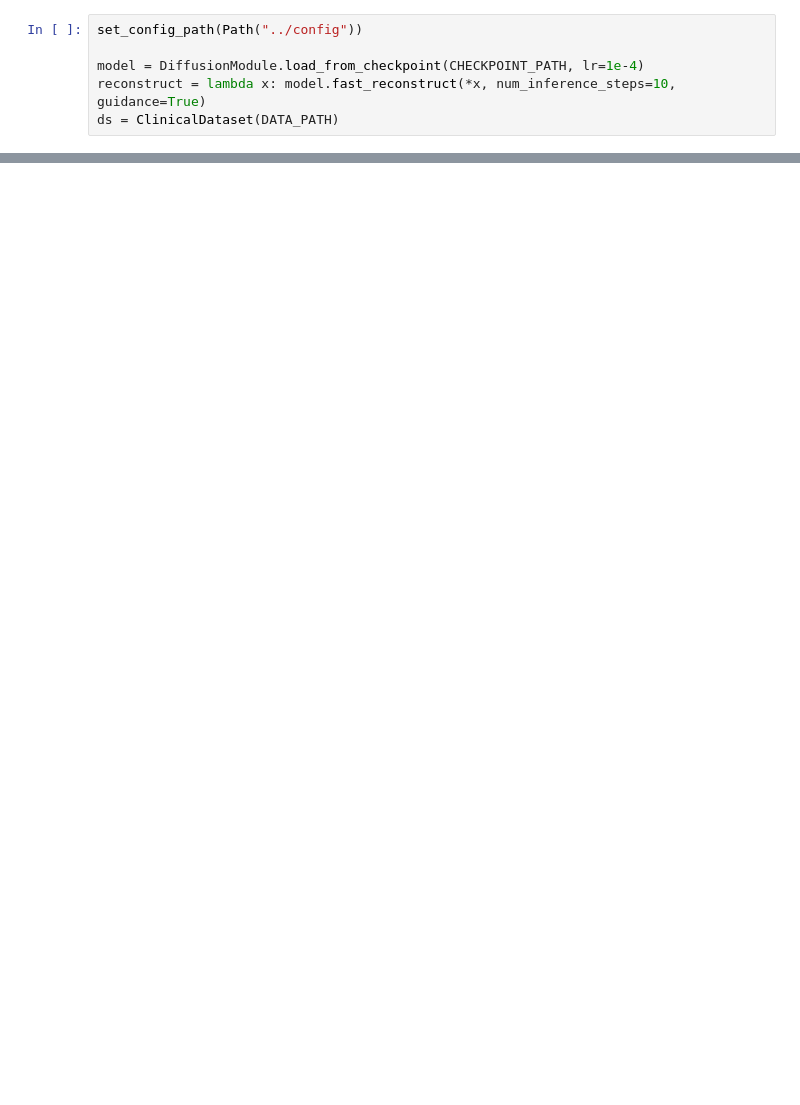
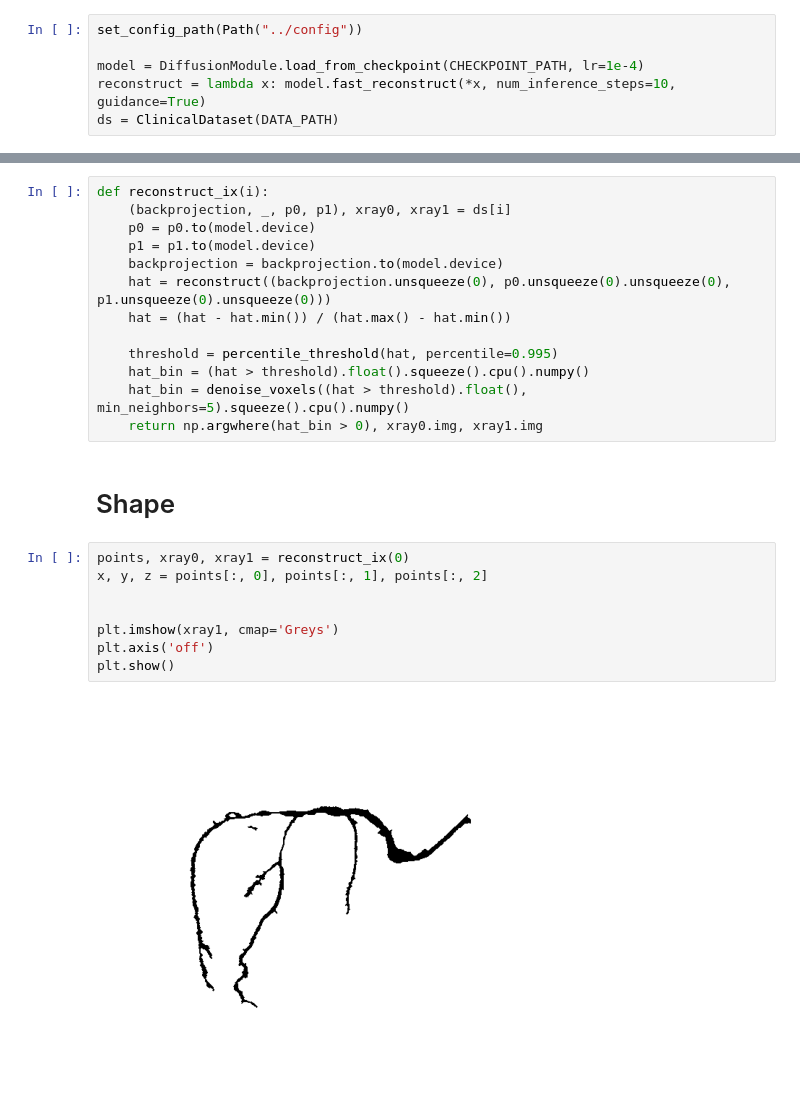
Before and after one commit to cvlab-ai/xra-diff, a Jupyter notebook: notebooks/clinical_qualitative.ipynb, the cells around one changed output, grey strips where cells are left out. Drawn from its saved outputs; the diff is of its cells as text; blank space fills up the shorter version.

```diff
--- a/notebooks/clinical_qualitative.ipynb
+++ b/notebooks/clinical_qualitative.ipynb
@@ -85,0 +88,25 @@ plt.show()
+# %%
+def reconstruct_ix(i):
+    (backprojection, _, p0, p1), xray0, xray1 = ds[i]
+    p0 = p0.to(model.device)
+    p1 = p1.to(model.device)
+    backprojection = backprojection.to(model.device)
+    hat = reconstruct((backprojection.unsqueeze(0), p0.unsqueeze(0).unsqueeze(0), p1.unsqueeze(0).unsqueeze(0)))
+    hat = (hat - hat.min()) / (hat.max() - hat.min())
+
+    threshold = percentile_threshold(hat, percentile=0.995)
+    hat_bin = (hat > threshold).float().squeeze().cpu().numpy()
+    hat_bin = denoise_voxels((hat > threshold).float(), min_neighbors=5).squeeze().cpu().numpy()
+    return np.argwhere(hat_bin > 0), xray0.img, xray1.img
+# %% [markdown]
+# Shape
+# %%
+points, xray0, xray1 = reconstruct_ix(0)
+x, y, z = points[:, 0], points[:, 1], points[:, 2]
+
+
+plt.imshow(xray1, cmap='Greys')
+plt.axis('off')
+plt.show()
+# %% [output]
+[figure, added]
```
Also changed, not shown: parts of 6 cells of this notebook, 5 other files.
